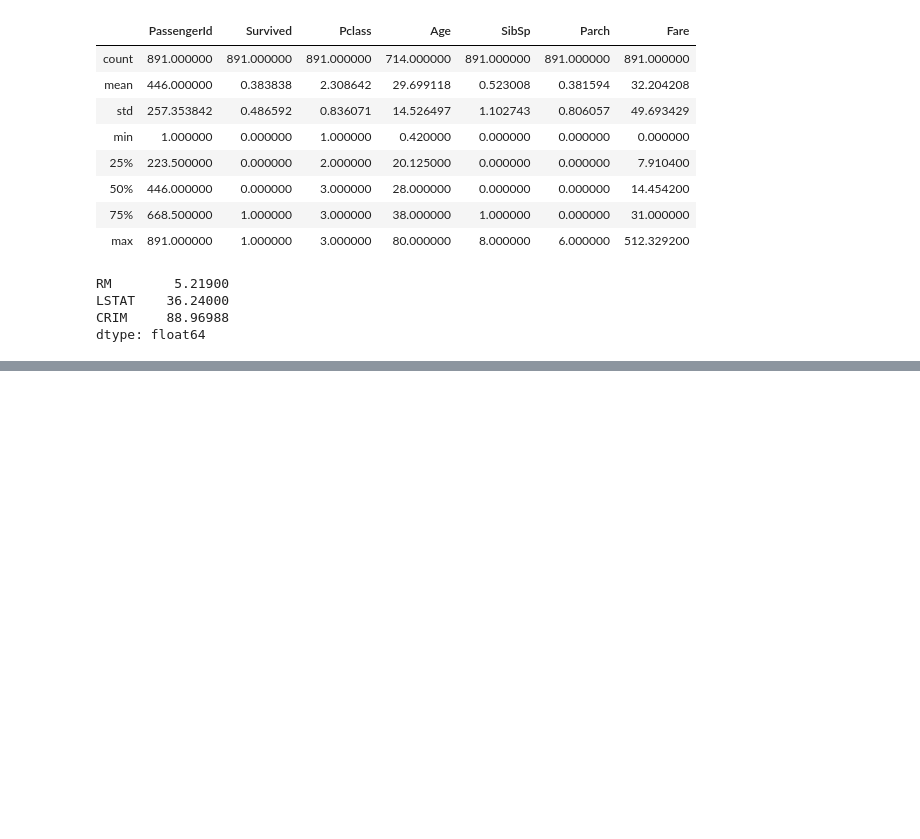
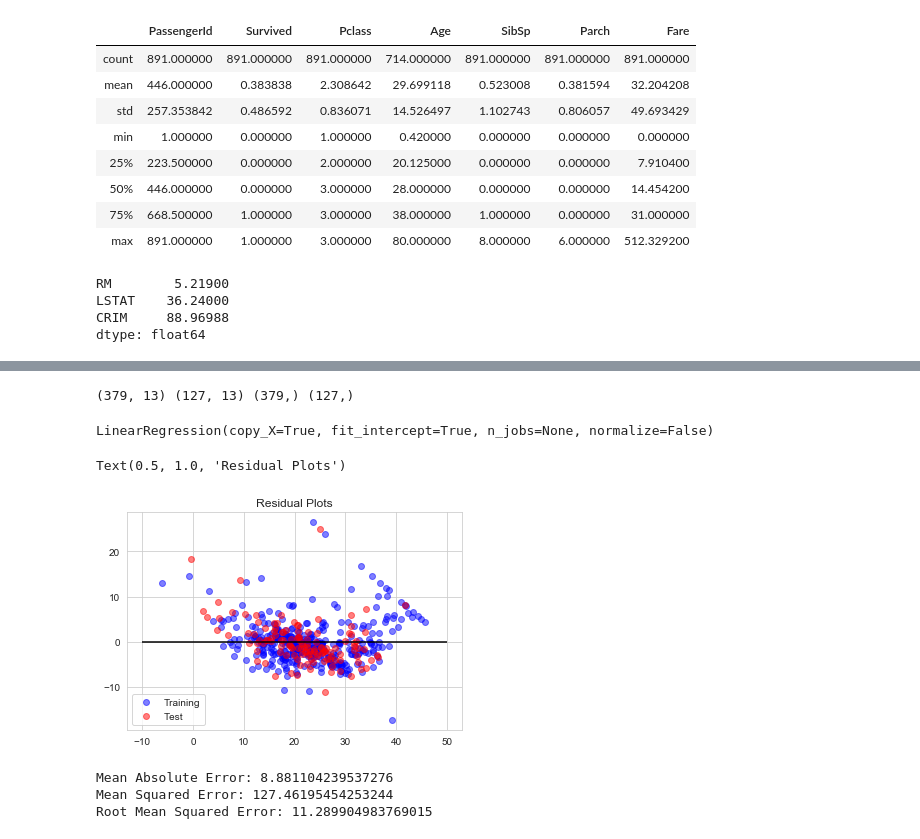
Before and after one commit to DATA602/Class, a Jupyter notebook: DATA602 Feature Engineering.ipynb, the cells around one changed output, grey strips where cells are left out. Drawn from its saved outputs; the diff is of its cells as text; code cells hidden in the pictures; blank space fills up the shorter version.

```diff
--- a/DATA602 Feature Engineering.ipynb
+++ b/DATA602 Feature Engineering.ipynb
@@ -225,0 +334,11 @@ dtype: float64
+# %%
+X_train, X_test, Y_train, Y_test = sklearn.model_selection.train_test_split(X,boston_df.Price)
+# Set a DataFrame from the Features
+coeff_df = DataFrame(boston_df.columns)
+coeff_df.columns = ['Features']
+
+# Set a new column lining up the coefficients from the linear   regression
+coeff_df["Coefficient Estimate"] = pd.Series(lreg.coef_)
+
+# Show the coefficients
+coeff_df
@@ -225,0 +361,44 @@ dtype: float64
+# %%
+X_train, X_test, Y_train, Y_test = sklearn.model_selection.train_test_split(X,boston_df.Price)
+# %%
+# Print shapes of the training and testing data sets
+print(X_train.shape, X_test.shape, Y_train.shape, Y_test.shape)
+# %% [output]
+(379, 13) (127, 13) (379,) (127,)
+# %%
+# Create our regression object
+lreg = LinearRegression()
+
+# Once again do a linear regression, except only on the training sets this time
+lreg.fit(X_train,Y_train)
+# %% [output]
+LinearRegression(copy_X=True, fit_intercept=True, n_jobs=None, normalize=False)
+# %%
+# Predictions on training and testing sets
+pred_train = lreg.predict(X_train)
+pred_test = lreg.predict(X_test)
+# %%
+# Scatter plot the training data
+train = plt.scatter(pred_train,(Y_train-pred_train),c='b',alpha=0.5)
+
+# Scatter plot the testing data
+test = plt.scatter(pred_test,(Y_test-pred_test),c='r',alpha=0.5)
+
+# Plot a horizontal axis line at 0
+plt.hlines(y=0,xmin=-10,xmax=50)
+
+#Labels
+plt.legend((train,test),('Training','Test'),loc='lower left')
+plt.title('Residual Plots')
+# %% [output]
+Text(0.5, 1.0, 'Residual Plots')
+[figure, added]
+# %%
+from sklearn.metrics import mean_absolute_error,mean_squared_error, mean_squared_error
+print('Mean Absolute Error:', metrics.mean_absolute_error(y_test, pred_test))
+print('Mean Squared Error:', metrics.mean_squared_error(y_test, pred_test))
+print('Root Mean Squared Error:', np.sqrt(metrics.mean_squared_error(y_test, pred_test)))
+# %% [output]
+Mean Absolute Error: 8.881104239537276
+Mean Squared Error: 127.46195454253244
+Root Mean Squared Error: 11.289904983769015
```
Also changed, not shown: parts of 16 cells of this notebook.
